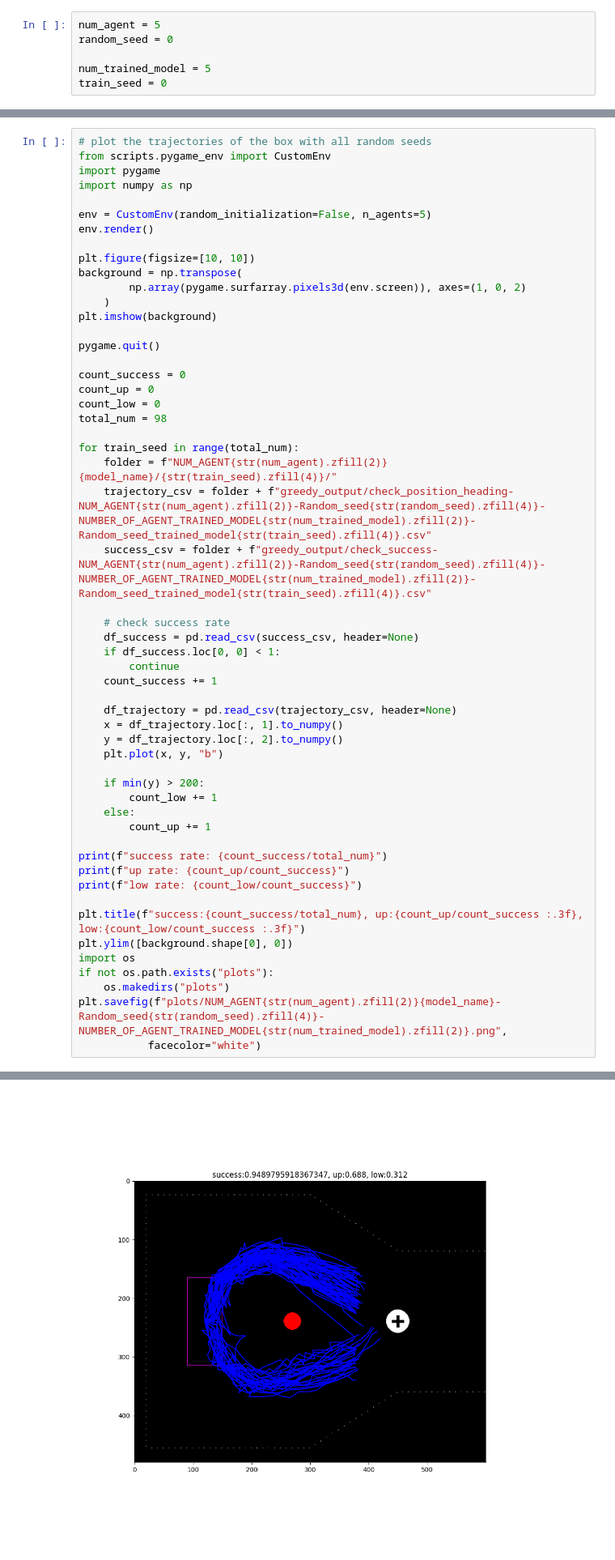
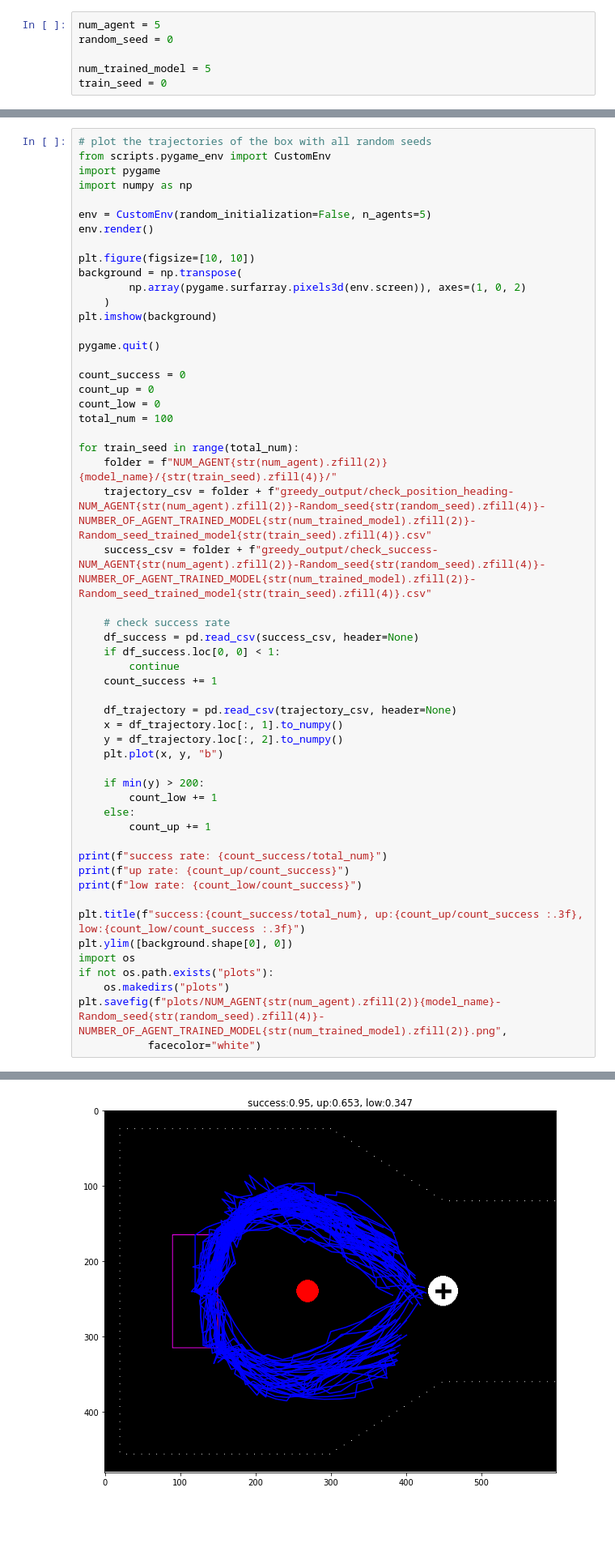
Before and after one commit to jihao2021/box-pushing, a Jupyter notebook: plotting.ipynb, the cells around one changed output, grey strips where cells are left out. Shown at 81% size. Drawn from its saved outputs; the diff is of its cells as text; blank space fills up the shorter version.

Commit message:
targetExp225d plots

```diff
--- a/plotting.ipynb
+++ b/plotting.ipynb
@@ -40,7 +41,7 @@ pygame.quit()
 count_success = 0
 count_up = 0
 count_low = 0
-total_num = 98
+total_num = 100
 
 for train_seed in range(total_num):
     folder = f"NUM_AGENT{str(num_agent).zfill(2)}{model_name}/{str(train_seed).zfill(4)}/"
@@ -82,4 +85,4 @@ low rate: 0.3118279569892473
-[figure, old version]
+[figure, new version]
 # %%
 # plot the trajectories of the box with all random seeds in 3D space
 from scripts.pygame_env import CustomEnv
```
Also changed, not shown: parts of 7 cells of this notebook, 2 other files.
